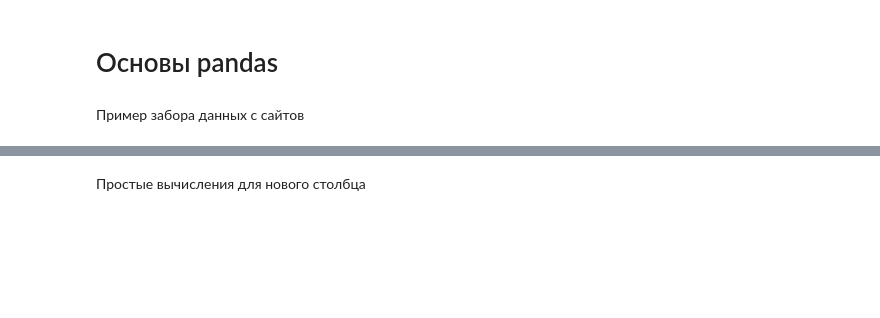
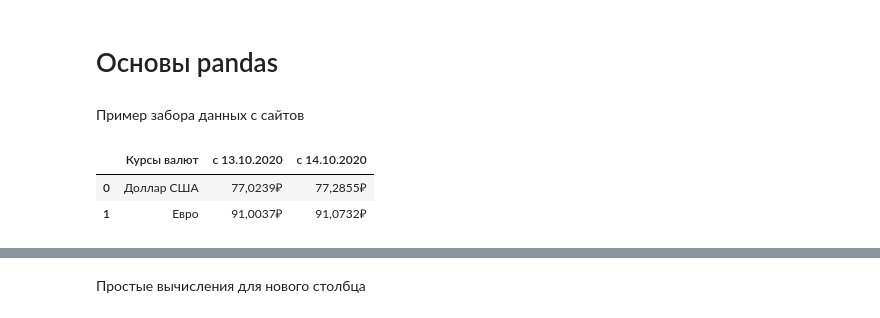
Before and after one commit to Yulcher/Anaconda, a Jupyter notebook: Python 10/Python_10_pandas_basics.ipynb, the cells around one changed output, grey strips where cells are left out. Drawn from its saved outputs; the diff is of its cells as text; code cells hidden in the pictures; blank space fills up the shorter version.

```diff
--- a/Python 10/Python_10_pandas_basics.ipynb
+++ b/Python 10/Python_10_pandas_basics.ipynb
@@ -5,7 +5,11 @@ import pandas as pd
 # %% [markdown]
 Пример забора данных с сайтов
 # %%
-pd.read_html('http://www.cbr.ru')[0]
+pd.read_html('http://www.cbr.ru/')[0]
+# %% [output]
+|  | Курсы валют | с 13.10.2020 | с 14.10.2020 |
+| 0 | Доллар США | 77,0239₽ | 77,2855₽ |
+| 1 | Евро | 91,0037₽ | 91,0732₽ |
 # %%
 page_url = 'https://www.finanz.ru/valyuty/usd-rub'
 
```
Also changed, not shown: parts of 26 cells of this notebook, 12 other files.
